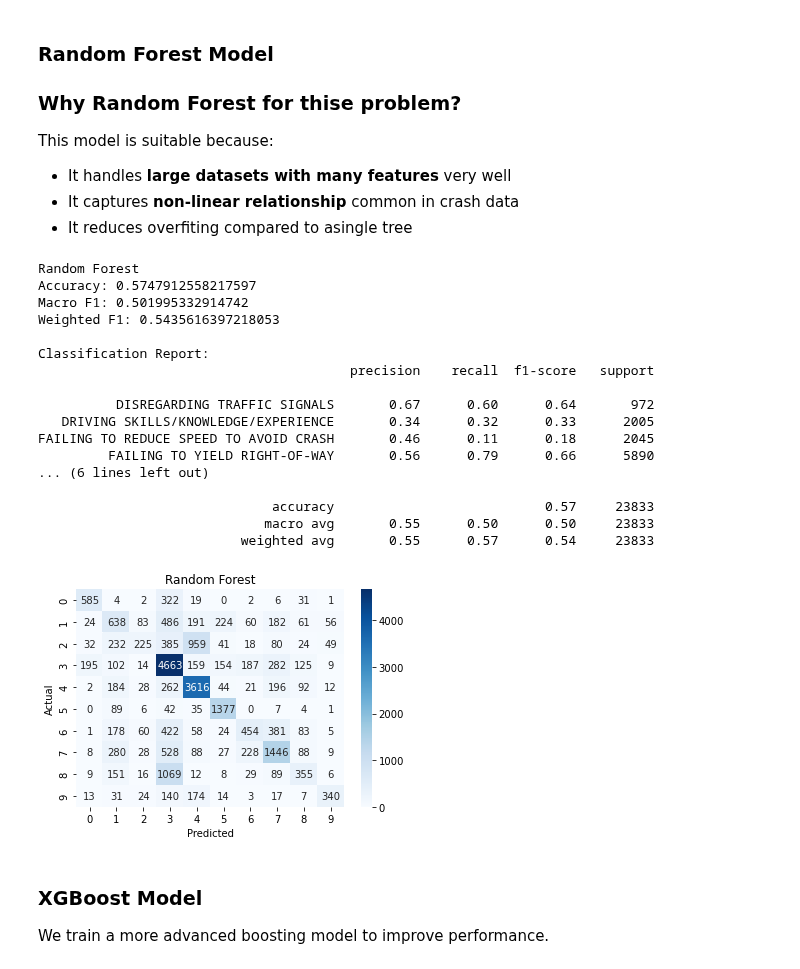
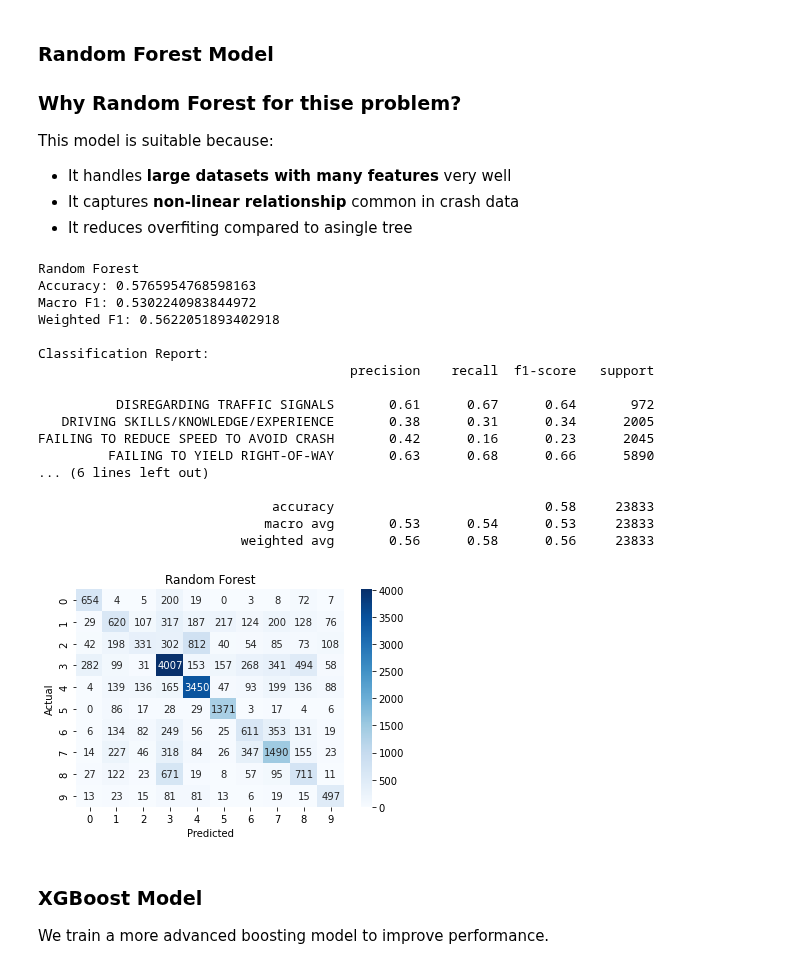
Before and after one commit to ChairoSolutions/Chicago-crash-cause-prediction, a Jupyter notebook: Notebook/index.ipynb, the cells around one changed output. Drawn from its saved outputs; the diff is of its cells as text; code cells hidden in the pictures.

Commit message:
Addition of SMOPE and Model Input Standardization

```diff
--- a/Notebook/index.ipynb
+++ b/Notebook/index.ipynb
@@ -1318,41 +1321,37 @@ This model is suitable because:
 - It captures **non-linear relationship** common in crash data
 - It reduces overfiting compared to asingle tree
 # %%
-# Random Forest Pipeline
+# Random Forest Pipeline(with preprocessing + SMOTE)
 from sklearn.ensemble import RandomForestClassifier
 
-rf_pipeline = Pipeline([
-    ('preprocessor', preprocessor),
-    ('model', RandomForestClassifier(
-        n_estimators=200,
-        max_depth=15,
-        min_samples_split=5,
-        random_state=42
-    ))
+rf_pipeline = ImbPipeline([
+    ('preprocess', preprocessor),
+    ('smote', SMOTE(random_state=42)),
+    ('model', RandomForestClassifier(random_state=42))
 ])
 
 results.append(
     evaluate_model(rf_pipeline, X_train, y_train, X_test, y_test, "Random Forest")
 )
 # %% [output]
 Random Forest
-Accuracy: 0.5747912558217597
-Macro F1: 0.501995332914742
-Weighted F1: 0.5435616397218053
+Accuracy: 0.5765954768598163
+Macro F1: 0.5302240983844972
+Weighted F1: 0.5622051893402918
 
 Classification Report:
                                         precision    recall  f1-score   support
 
-          DISREGARDING TRAFFIC SIGNALS       0.67      0.60      0.64       972
-   DRIVING SKILLS/KNOWLEDGE/EXPERIENCE       0.34      0.32      0.33      2005
-FAILING TO REDUCE SPEED TO AVOID CRASH       0.46      0.11      0.18      2045
-         FAILING TO YIELD RIGHT-OF-WAY       0.56      0.79      0.66      5890
+          DISREGARDING TRAFFIC SIGNALS       0.61      0.67      0.64       972
+   DRIVING SKILLS/KNOWLEDGE/EXPERIENCE       0.38      0.31      0.34      2005
+FAILING TO REDUCE SPEED TO AVOID CRASH       0.42      0.16      0.23      2045
+         FAILING TO YIELD RIGHT-OF-WAY       0.63      0.68      0.66      5890
 ... (6 lines left out)
 
-                              accuracy                           0.57     23833
-                             macro avg       0.55      0.50      0.50     23833
-                          weighted avg       0.55      0.57      0.54     23833
+                              accuracy                           0.58     23833
+                             macro avg       0.53      0.54      0.53     23833
+                          weighted avg       0.56      0.58      0.56     23833
-[figure, old version]
+[figure, new version]
 # %% [markdown]
 ### XGBoost Model
 We train a more advanced boosting model to improve performance.
```
Also changed, not shown: parts of 21 cells of this notebook.
